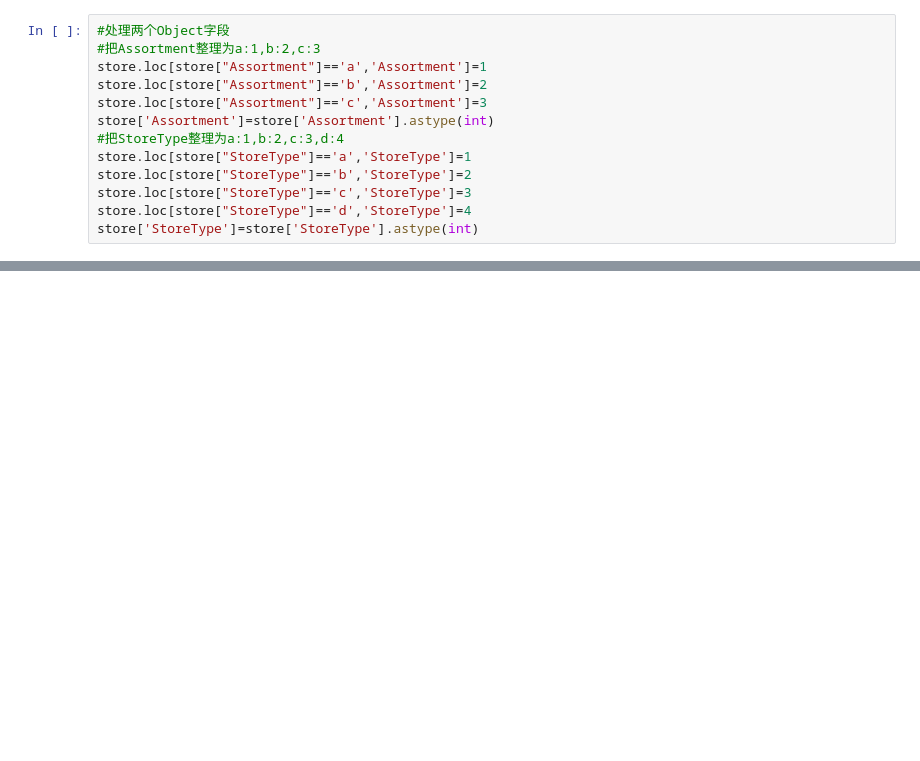
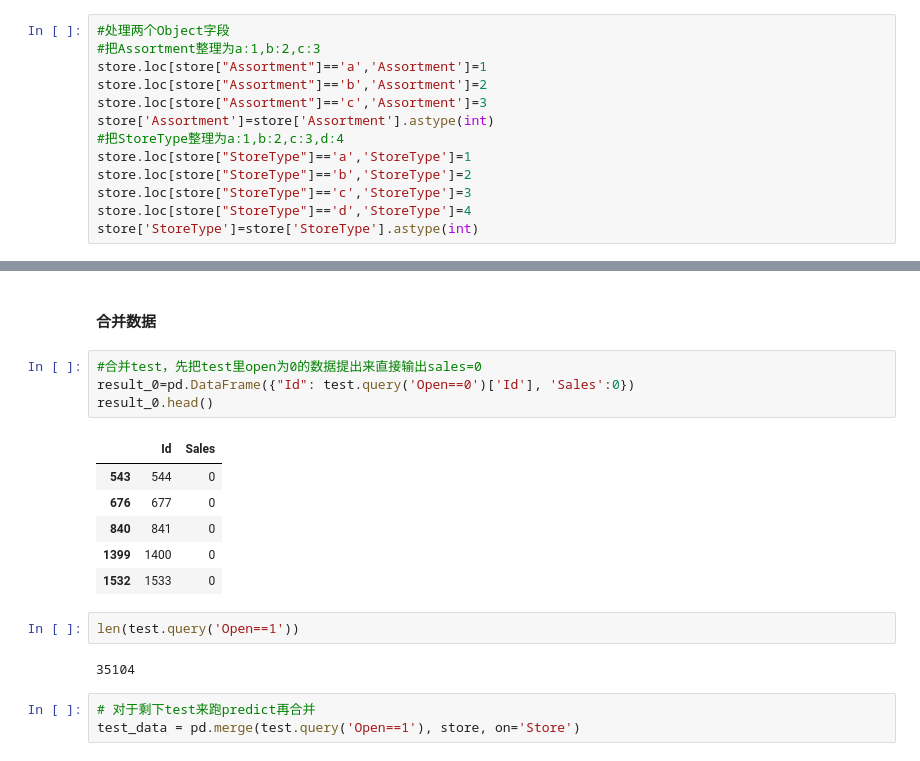
Before and after one commit to xueweiyema/ForecastRossmannStoreSales, a Jupyter notebook: script/Rossmann.ipynb, the cells around one changed output, grey strips where cells are left out. Saved outputs shown, nothing was run; the diff lists cells and outputs as text; blank space fills up the shorter version.

```diff
--- a/script/Rossmann.ipynb
+++ b/script/Rossmann.ipynb
@@ -241,0 +348,20 @@ store.head()
+# %% [markdown]
+#### 合并数据
+# %%
+#合并test，先把test里open为0的数据提出来直接输出sales=0
+result_0=pd.DataFrame({"Id": test.query('Open==0')['Id'], 'Sales':0})
+result_0.head()
+# %% [output]
+|  | Id | Sales |
+| 543 | 544 | 0 |
+| 676 | 677 | 0 |
+| 840 | 841 | 0 |
+| 1399 | 1400 | 0 |
+| 1532 | 1533 | 0 |
+# %%
+len(test.query('Open==1'))
+# %% [output]
+35104
+# %%
+# 对于剩下test来跑predict再合并
+test_data = pd.merge(test.query('Open==1'), store, on='Store')
```
Also changed, not shown: parts of 28 cells of this notebook.
